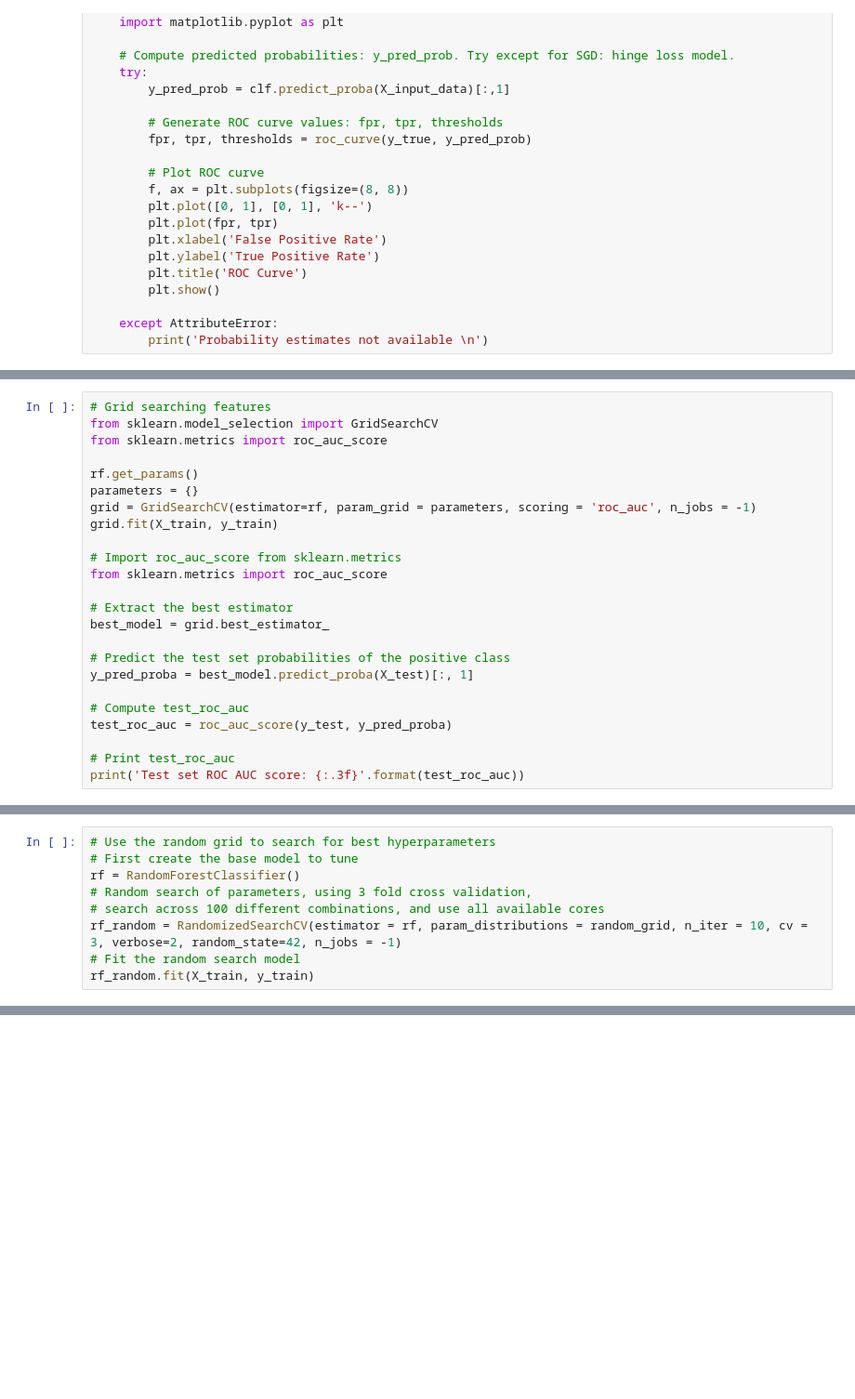
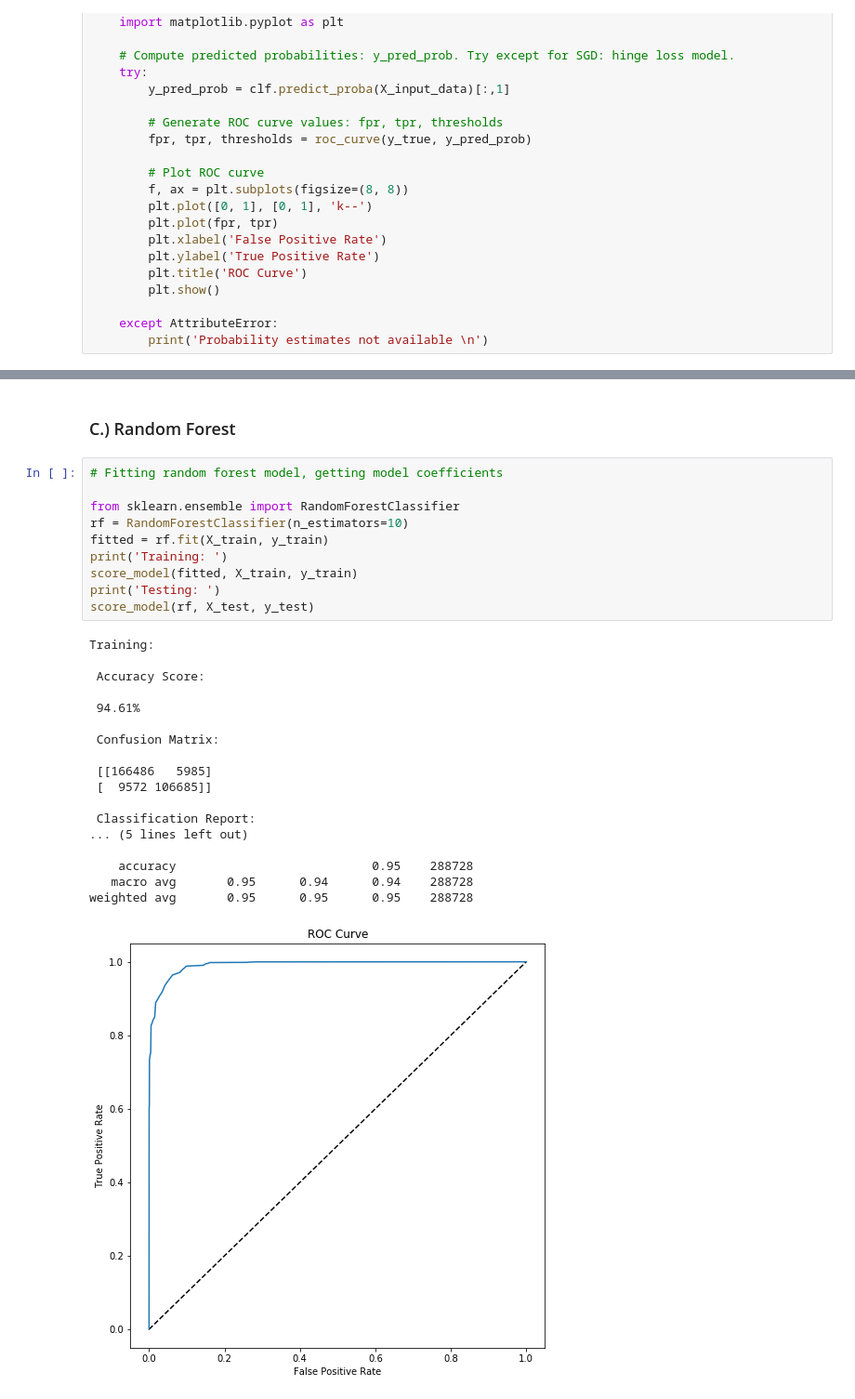
Before and after one commit to tomhalloin/Springboard-Kickstarter, a Jupyter notebook: Kickstarter_Machine_Learning.ipynb, the cells around one changed output, grey strips where cells are left out. Shown: that part at 93% size. Cells and saved outputs as stored; diff of their text form; blank space fills up the shorter version.

```diff
--- a/Kickstarter_Machine_Learning.ipynb
+++ b/Kickstarter_Machine_Learning.ipynb
@@ -551,24 +112,0 @@ score_model(fitted, X_test, y_test)
-# %%
-# Grid searching features
-from sklearn.model_selection import GridSearchCV
-from sklearn.metrics import roc_auc_score
-
-rf.get_params()
-parameters = {}
-grid = GridSearchCV(estimator=rf, param_grid = parameters, scoring = 'roc_auc', n_jobs = -1)
-grid.fit(X_train, y_train)
-
-# Import roc_auc_score from sklearn.metrics
-from sklearn.metrics import roc_auc_score
-
-# Extract the best estimator
-best_model = grid.best_estimator_
-
-# Predict the test set probabilities of the positive class
-y_pred_proba = best_model.predict_proba(X_test)[:, 1]
-
-# Compute test_roc_auc
-test_roc_auc = roc_auc_score(y_test, y_pred_proba)
-
-# Print test_roc_auc
-print('Test set ROC AUC score: {:.3f}'.format(test_roc_auc))
@@ -607,9 +112,0 @@ print(random_grid)
-# %%
-# Use the random grid to search for best hyperparameters
-# First create the base model to tune
-rf = RandomForestClassifier()
-# Random search of parameters, using 3 fold cross validation,
-# search across 100 different combinations, and use all available cores
-rf_random = RandomizedSearchCV(estimator = rf, param_distributions = random_grid, n_iter = 10, cv = 3, verbose=2, random_state=42, n_jobs = -1)
-# Fit the random search model
-rf_random.fit(X_train, y_train)
@@ -658,0 +214,31 @@ Voting Classifier: 72.40%
+# %% [markdown]
+### C.) Random Forest
+# %%
+# Fitting random forest model, getting model coefficients
+
+from sklearn.ensemble import RandomForestClassifier
+rf = RandomForestClassifier(n_estimators=10)
+fitted = rf.fit(X_train, y_train)
+print('Training: ')
+score_model(fitted, X_train, y_train)
+print('Testing: ')
+score_model(rf, X_test, y_test)
+# %% [output]
+Training:
+
+ Accuracy Score:
+
+ 94.61%
+
+ Confusion Matrix:
+
+ [[166486   5985]
+ [  9572 106685]]
+
+ Classification Report:
+... (5 lines left out)
+
+    accuracy                           0.95    288728
+   macro avg       0.95      0.94      0.94    288728
+weighted avg       0.95      0.95      0.95    288728
+[figure, added]
```
Also changed, not shown: parts of 58 cells of this notebook.
